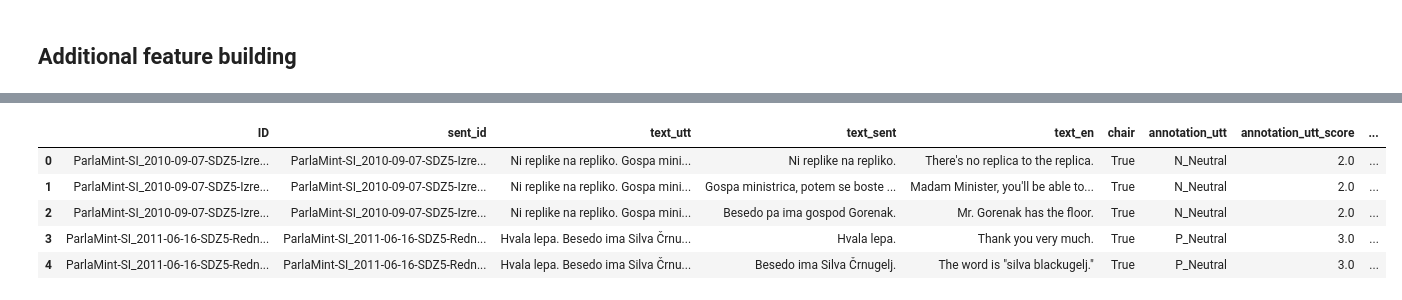
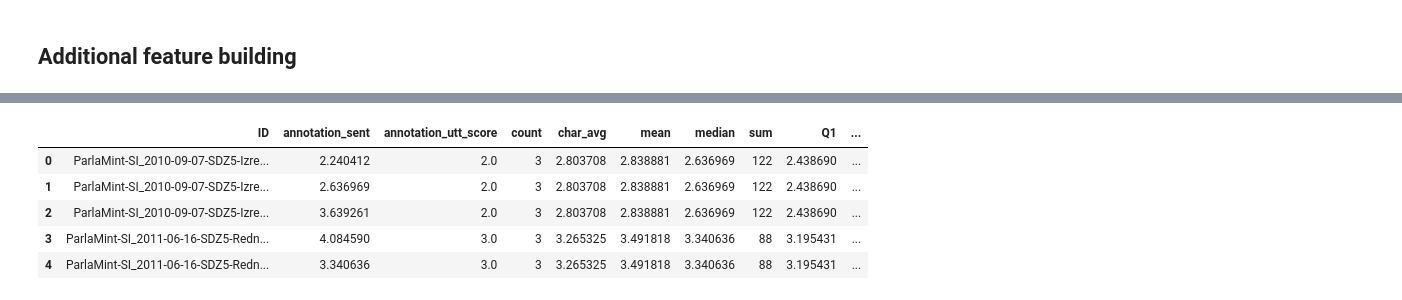
Before and after one commit to katjameden/ParlaMint_Sentiment, a Jupyter notebook: Aggregation/Notebooks/Metrics.ipynb, the cells around one changed output, grey strips where cells are left out. Cells and saved outputs as stored; diff of their text form; code cells hidden in the pictures.

```diff
--- a/Aggregation/Notebooks/Metrics.ipynb
+++ b/Aggregation/Notebooks/Metrics.ipynb
@@ -33,5 +38,2 @@ len(check)
 # %% [markdown]
 ### Sentence-count based avg
-# %%
-df1['count'] = df1.groupby('ID')['sent_id'].transform('count')
-df1.head()
@@ -53,10 +40,17 @@ See the caveats in the documentation: https://pandas.pydata.org/pandas-docs/stab
 # %%
+df1.loc[:, 'count'] = df1.groupby('ID')['sent_id'].transform('count')
 count_avg = (
-    df1.groupby('ID')
+    df1.groupby('ID', group_keys=True)
     .apply(lambda x: (x['annotation_sent'] * x['count']).sum() / x['count'].sum())
     .reset_index(name='count_avg')
 )
 
 df1 = df1.merge(count_avg, on='ID')
-df1.head()
+
+df1["count_avg"] = df1["count_avg"].round(2)
+df_count = df1.drop_duplicates(subset=['ID']).reset_index()
+
+from sklearn.metrics import mean_absolute_error
+mae = mean_absolute_error(df_count['annotation_utt_score'], df_count['count_avg'])
+print(f"Mean Absolute Error (MAE): {mae}")
 # %% [output]
@@ -177,5 +137,2 @@ Mean Absolute Error (MAE): 1.0504562043795622
 # %% [markdown]
 ## Additional feature building
-# %%
-df1 = df1.drop(columns=['count_avg', 'char_avg'])
-df1.head()
@@ -205,11 +155,21 @@ df1.head()
 # %%
+columns = ['ID', 'annotation_sent', 'annotation_utt_score', 'count', 'char_length', 'char_avg']
+df1 = df1[columns]
+aggregation = df1.groupby('ID')['annotation_sent'].agg(
+    mean = 'mean',
+    median = 'median'
+)
+
+df1 = df1.merge(aggregation, on='ID')
+df1['sum'] = df1.groupby('ID')['char_length'].transform('sum')
 df1['Q1'] = df1.groupby('ID')['annotation_sent'].transform(lambda x: x.quantile(0.25))
 df1['Q3'] = df1.groupby('ID')['annotation_sent'].transform(lambda x: x.quantile(0.75))
+df1 = df1.drop(columns=['char_length'])
 df1.head()
 # %% [output]
-|  | ID | sent_id | text_utt | text_sent | text_en | chair | annotation_utt | annotation_utt_score | ... |
-| 0 | ParlaMint-SI_2010-09-07-SDZ5-Izre... | ParlaMint-SI_2010-09-07-SDZ5-Izre... | Ni replike na repliko. Gospa mini... | Ni replike na repliko. | There's no replica to the replica. | True | N_Neutral | 2.0 | ... |
-| 1 | ParlaMint-SI_2010-09-07-SDZ5-Izre... | ParlaMint-SI_2010-09-07-SDZ5-Izre... | Ni replike na repliko. Gospa mini... | Gospa ministrica, potem se boste ... | Madam Minister, you'll be able to... | True | N_Neutral | 2.0 | ... |
-| 2 | ParlaMint-SI_2010-09-07-SDZ5-Izre... | ParlaMint-SI_2010-09-07-SDZ5-Izre... | Ni replike na repliko. Gospa mini... | Besedo pa ima gospod Gorenak. | Mr. Gorenak has the floor. | True | N_Neutral | 2.0 | ... |
-| 3 | ParlaMint-SI_2011-06-16-SDZ5-Redn... | ParlaMint-SI_2011-06-16-SDZ5-Redn... | Hvala lepa. Besedo ima Silva Črnu... | Hvala lepa. | Thank you very much. | True | P_Neutral | 3.0 | ... |
-| 4 | ParlaMint-SI_2011-06-16-SDZ5-Redn... | ParlaMint-SI_2011-06-16-SDZ5-Redn... | Hvala lepa. Besedo ima Silva Črnu... | Besedo ima Silva Črnugelj. | The word is "silva blackugelj." | True | P_Neutral | 3.0 | ... |
+|  | ID | annotation_sent | annotation_utt_score | count | char_avg | mean | median | sum | Q1 | ... |
+| 0 | ParlaMint-SI_2010-09-07-SDZ5-Izre... | 2.240412 | 2.0 | 3 | 2.803708 | 2.838881 | 2.636969 | 122 | 2.438690 | ... |
+| 1 | ParlaMint-SI_2010-09-07-SDZ5-Izre... | 2.636969 | 2.0 | 3 | 2.803708 | 2.838881 | 2.636969 | 122 | 2.438690 | ... |
+| 2 | ParlaMint-SI_2010-09-07-SDZ5-Izre... | 3.639261 | 2.0 | 3 | 2.803708 | 2.838881 | 2.636969 | 122 | 2.438690 | ... |
+| 3 | ParlaMint-SI_2011-06-16-SDZ5-Redn... | 4.084590 | 3.0 | 3 | 3.265325 | 3.491818 | 3.340636 | 88 | 3.195431 | ... |
+| 4 | ParlaMint-SI_2011-06-16-SDZ5-Redn... | 3.340636 | 3.0 | 3 | 3.265325 | 3.491818 | 3.340636 | 88 | 3.195431 | ... |
```
Also changed, not shown: parts of 23 cells of this notebook.
